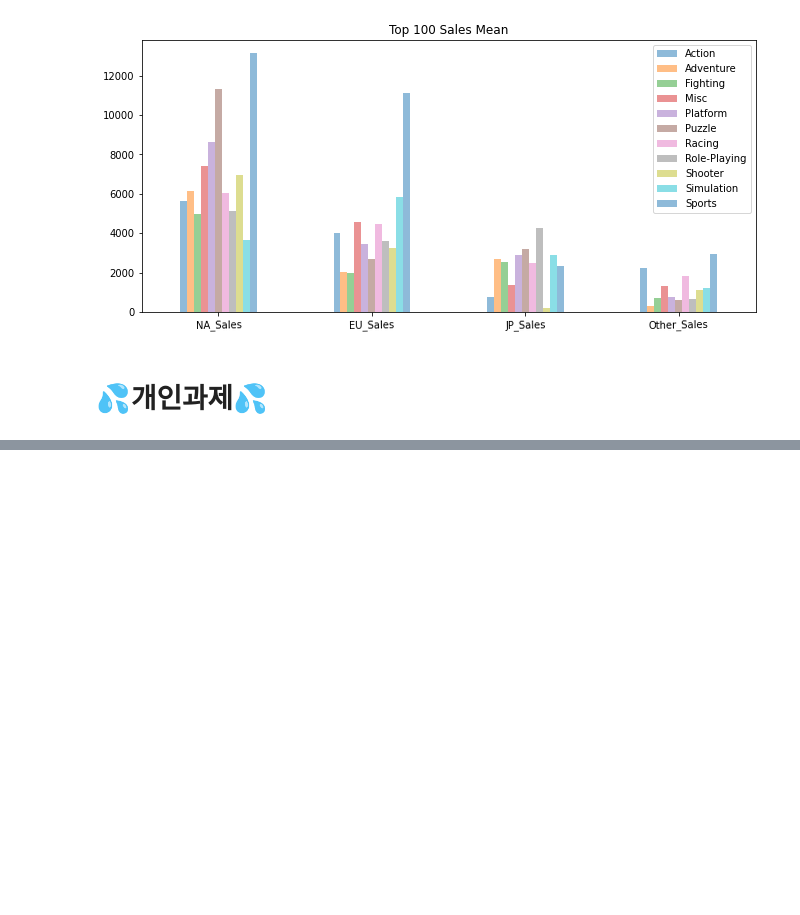
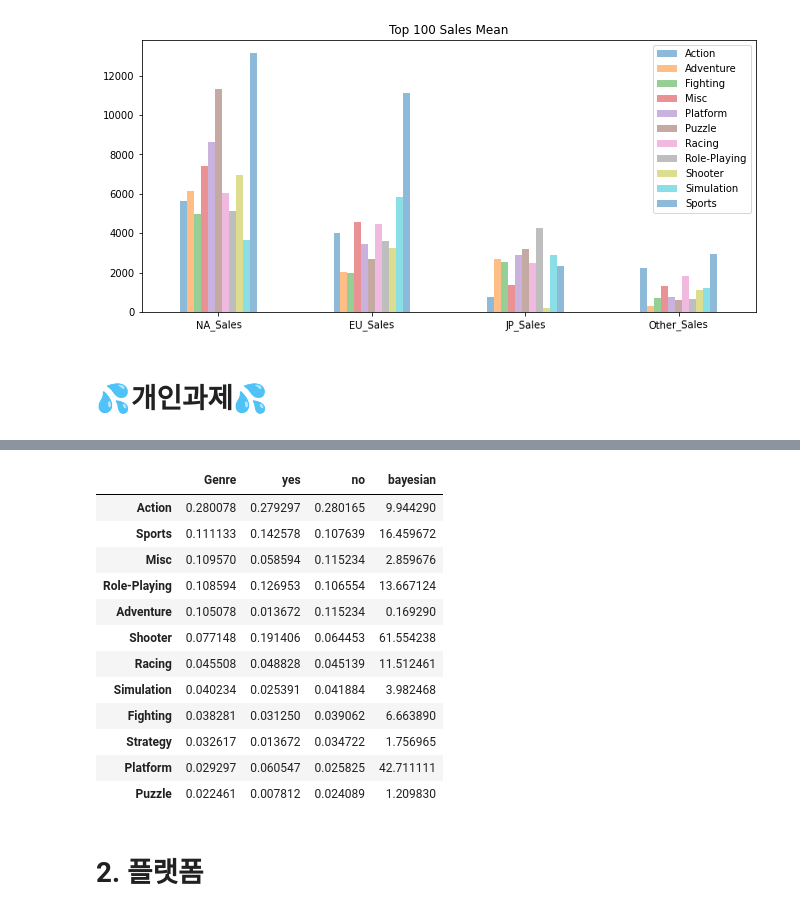
Before and after one commit to superahxd/_project, a Jupyter notebook: sec1_project.ipynb, the cells around one changed output, grey strips where cells are left out. Cells and saved outputs as stored; diff of their text form; code cells hidden in the pictures; blank space fills up the shorter version.

```diff
--- a/sec1_project.ipynb
+++ b/sec1_project.ipynb
@@ -540,0 +519,6 @@ vgames08_genre
+# %%
+top10_10 = pd.DataFrame(vgames08_10per['Genre'].value_counts())
+
+genre_ratio = pd.concat([total_genre, top10_10], axis=1, join='inner')
+genre_ratio.columns=['total','top10%']
+genre_ratio['ratio'] = genre_ratio['top10%'] / genre_ratio['total'] * 100
@@ -540,0 +542,6 @@ vgames08_genre
+# %%
+piror = top10_10
+piror['not top10%'] =  genre_ratio['total'] - genre_ratio['top10%']
+piror['total'] = genre_ratio['total']
+piror.columns = ['top10%', 'other', 'total']
+piror
@@ -540,0 +566,7 @@ vgames08_genre
+# %%
+#사전확률
+piror_genre = pd.DataFrame(total_genre/total_sum)
+# %%
+piror_genre['yes'] = piror['top10%'] / 512
+piror_genre['no'] = piror['other'] / 4608
+piror_genre
@@ -540,0 +587,21 @@ vgames08_genre
+# %%
+#P(No | Cool) : P(No) P(Cool | No) / P(Cool)
+
+piror_genre['bayesian'] = (genre_ratio['ratio'] * piror_genre['yes']) / piror_genre['Genre']
+piror_genre
+# %% [output]
+|  | Genre | yes | no | bayesian |
+| Action | 0.280078 | 0.279297 | 0.280165 | 9.944290 |
+| Sports | 0.111133 | 0.142578 | 0.107639 | 16.459672 |
+| Misc | 0.109570 | 0.058594 | 0.115234 | 2.859676 |
+| Role-Playing | 0.108594 | 0.126953 | 0.106554 | 13.667124 |
+| Adventure | 0.105078 | 0.013672 | 0.115234 | 0.169290 |
+| Shooter | 0.077148 | 0.191406 | 0.064453 | 61.554238 |
+| Racing | 0.045508 | 0.048828 | 0.045139 | 11.512461 |
+| Simulation | 0.040234 | 0.025391 | 0.041884 | 3.982468 |
+| Fighting | 0.038281 | 0.031250 | 0.039062 | 6.663890 |
+| Strategy | 0.032617 | 0.013672 | 0.034722 | 1.756965 |
+| Platform | 0.029297 | 0.060547 | 0.025825 | 42.711111 |
+| Puzzle | 0.022461 | 0.007812 | 0.024089 | 1.209830 |
+# %% [markdown]
+# 2. 플랫폼
```
Also changed, not shown: parts of 18 cells of this notebook.
